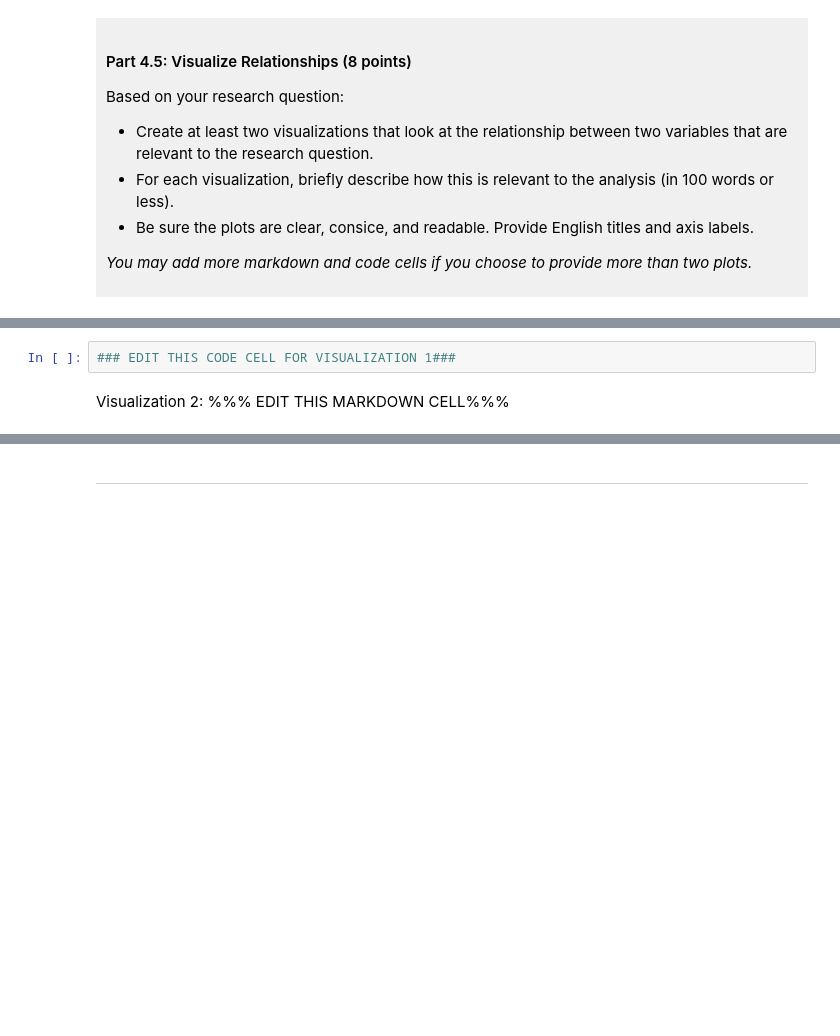
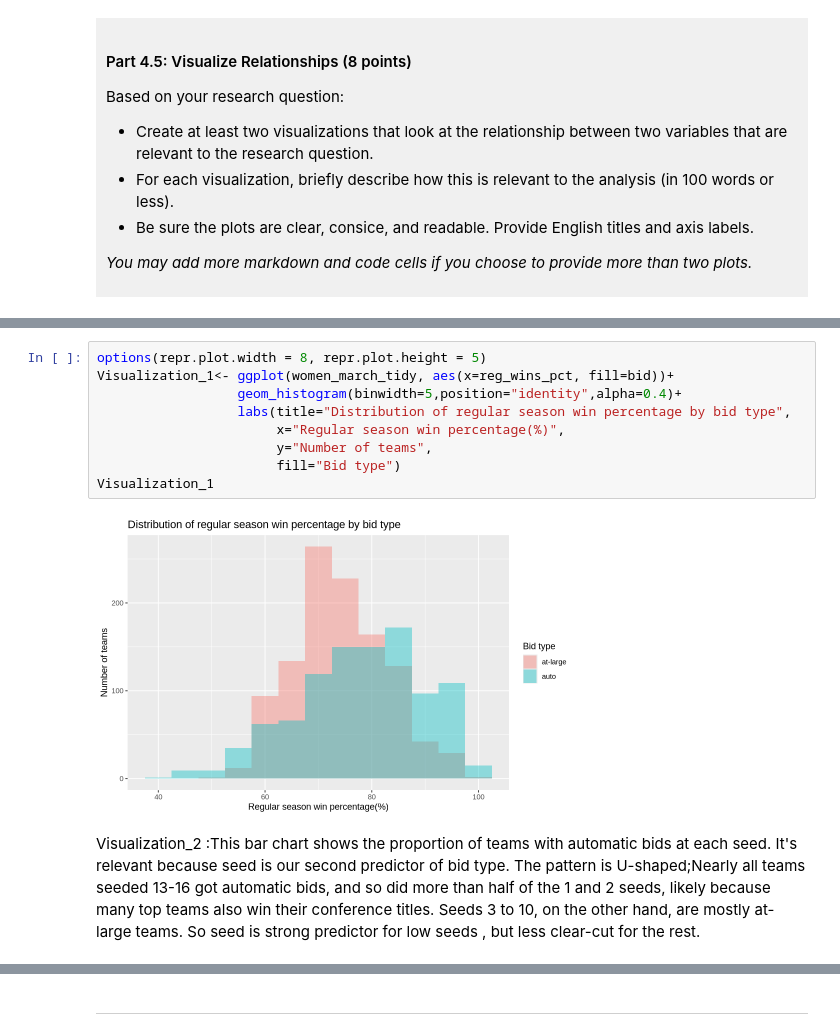
Before and after one commit to picklebowl/dsci-100-project-Mingjie-Zheng, a Jupyter notebook: dsci-100-project-notebook.ipynb, the cells around one changed output, grey strips where cells are left out. Drawn from its saved outputs; the diff is of its cells as text; blank space fills up the shorter version.

```diff
--- a/dsci-100-project-notebook.ipynb
+++ b/dsci-100-project-notebook.ipynb
@@ -307,5 +365,14 @@ Visualization 1: %%% EDIT THIS MARKDOWN CELL%%%
 # %%
-### EDIT THIS CODE CELL FOR VISUALIZATION 1###
+options(repr.plot.width = 8, repr.plot.height = 5)
+Visualization_1<- ggplot(women_march_tidy, aes(x=reg_wins_pct, fill=bid))+
+                  geom_histogram(binwidth=5,position="identity",alpha=0.4)+
+                  labs(title="Distribution of regular season win percentage by bid type",
+                       x="Regular season win percentage(%)",
+                       y="Number of teams",
+                       fill="Bid type")
+Visualization_1
+# %% [output]
+[figure, added]
 # %% [markdown]
-Visualization 2: %%% EDIT THIS MARKDOWN CELL%%%
+Visualization_2 :This bar chart shows the proportion of teams with automatic bids at each seed. It's relevant because seed is our second predictor of bid type. The pattern is U-shaped;Nearly all teams seeded 13-16 got automatic bids, and so did more than half of the 1 and 2 seeds, likely because many top teams also win their conference titles. Seeds 3 to 10, on the other hand, are mostly at-large teams. So seed is strong predictor for low seeds , but less clear-cut for the rest.
 # %%
```
Also changed, not shown: parts of 9 cells of this notebook.
